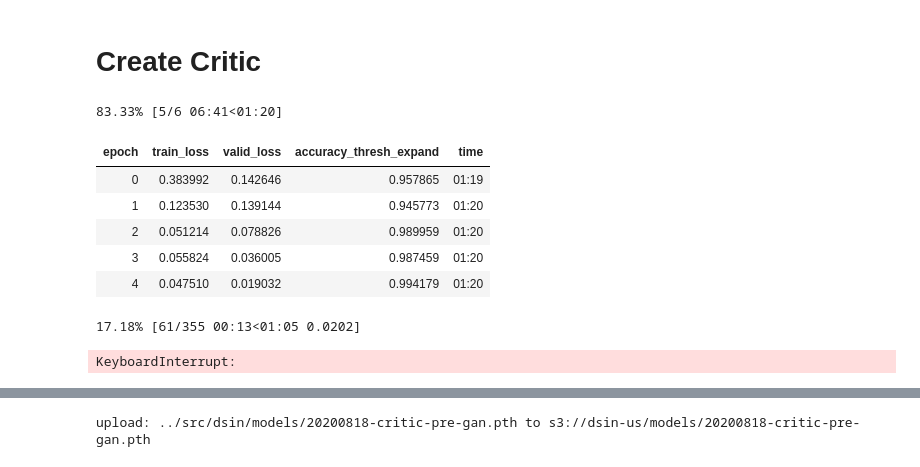
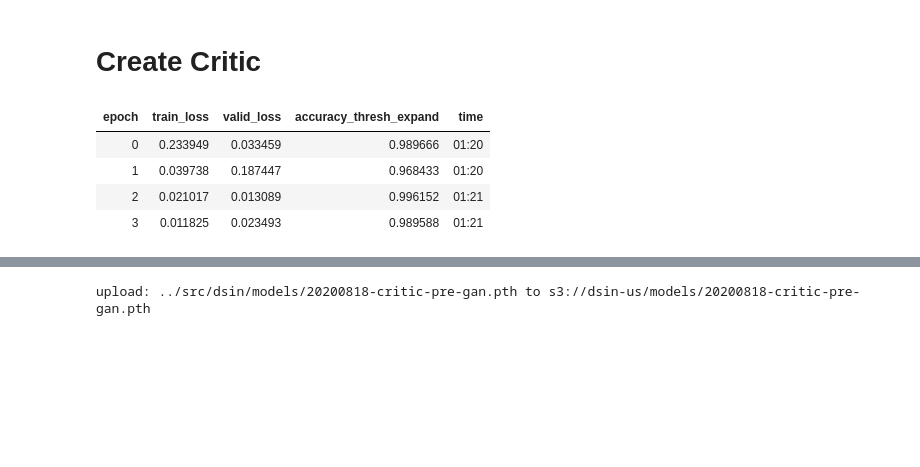
Before and after one commit to barakbeilin/tDSIN, a Jupyter notebook: tutorials/aws_trainer_17082020_train_gan_discriminator.ipynb, the cells around one changed output, grey strips where cells are left out. Drawn from its saved outputs; the diff is of its cells as text; code cells hidden in the pictures; blank space fills up the shorter version.

```diff
--- a/tutorials/aws_trainer_17082020_train_gan_discriminator.ipynb
+++ b/tutorials/aws_trainer_17082020_train_gan_discriminator.ipynb
@@ -56,3 +56,12 @@ data_crit.show_batch(rows=3, ds_type=DatasetType.Train, imgsize=3)
 loss_critic = AdaptiveLoss(nn.BCEWithLogitsLoss())
 # %% [markdown]
 # Create Critic
+# %%
+class SiCritic(nn.Module):
+    def __init__(self):
+        super().__init__()
+        self.model = gan_critic()
+    def forward(self,*args,**kwargs):
+        return self.model(args[0])
+        #if len(args) == 1: # assume single image input
+        #if len(args) == 6 : # output from si_autoenv with loss variables then 0 position is x_reconstructed
@@ -59,16 +70,11 @@ loss_critic = AdaptiveLoss(nn.BCEWithLogitsLoss())
 # %%
-wd = 1e-3
-learn_critic = Learner(data_crit, gan_critic(), metrics=accuracy_thresh_expand, loss_func=loss_critic, wd=wd)
+
+learn_critic = Learner(data_crit, SiCritic(), metrics=accuracy_thresh_expand, loss_func=loss_critic, wd=wd)
 # %%
-learn_critic.fit_one_cycle(6, 1e-3)
-input()
+learn_critic.fit_one_cycle(4, 1e-3)
 # %% [output]
-83.33% [5/6 06:41<01:20]
 | epoch | train_loss | valid_loss | accuracy_thresh_expand | time |
-| 0 | 0.383992 | 0.142646 | 0.957865 | 01:19 |
-| 1 | 0.123530 | 0.139144 | 0.945773 | 01:20 |
-| 2 | 0.051214 | 0.078826 | 0.989959 | 01:20 |
-| 3 | 0.055824 | 0.036005 | 0.987459 | 01:20 |
-| 4 | 0.047510 | 0.019032 | 0.994179 | 01:20 |
+| 0 | 0.233949 | 0.033459 | 0.989666 | 01:20 |
+| 1 | 0.039738 | 0.187447 | 0.968433 | 01:20 |
+| 2 | 0.021017 | 0.013089 | 0.996152 | 01:21 |
+| 3 | 0.011825 | 0.023493 | 0.989588 | 01:21 |
-17.18% [61/355 00:13<01:05 0.0202]
-KeyboardInterrupt:
```
Also changed, not shown: parts of 13 cells of this notebook.
